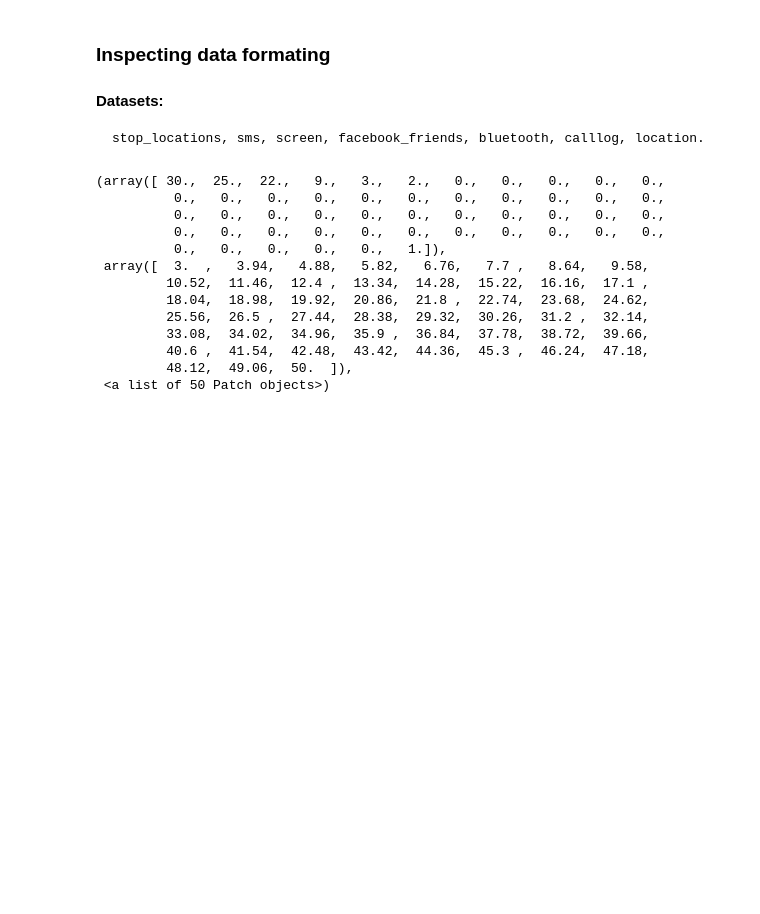
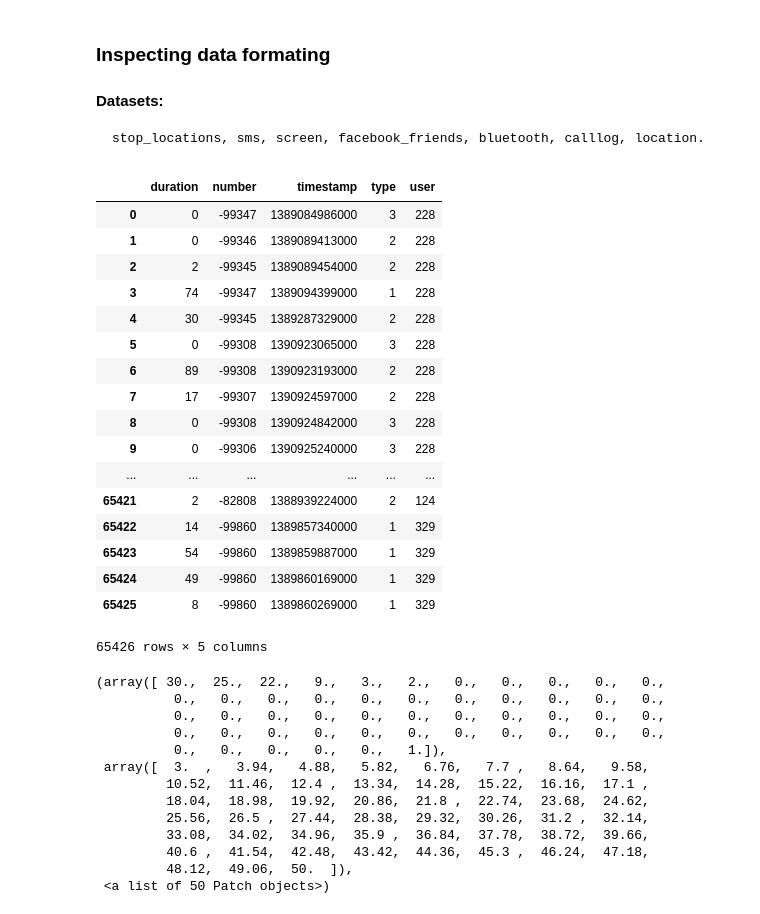
Before and after one commit to ulfaslak/MScProject-build-dataset, a Jupyter notebook: build_dataset/playspace/data_inspection_ulf.ipynb, the cells around one changed output. Cells and saved outputs as stored; diff of their text form; code cells hidden in the pictures; blank space fills up the shorter version.

```diff
--- a/build_dataset/playspace/data_inspection_ulf.ipynb
+++ b/build_dataset/playspace/data_inspection_ulf.ipynb
@@ -57,6 +53,27 @@ dict = {}
 for column, array in zip(columns_calllog, data_calllog):
     dict[column] = array
 dataframe_calllog = pandas.DataFrame(dict)
+# %%
+dataframe_calllog
+# %% [output]
+|  | duration | number | timestamp | type | user |
+| 0 | 0 | -99347 | 1389084986000 | 3 | 228 |
+| 1 | 0 | -99346 | 1389089413000 | 2 | 228 |
+| 2 | 2 | -99345 | 1389089454000 | 2 | 228 |
+| 3 | 74 | -99347 | 1389094399000 | 1 | 228 |
+| 4 | 30 | -99345 | 1389287329000 | 2 | 228 |
+| 5 | 0 | -99308 | 1390923065000 | 3 | 228 |
+| 6 | 89 | -99308 | 1390923193000 | 2 | 228 |
+| 7 | 17 | -99307 | 1390924597000 | 2 | 228 |
+| 8 | 0 | -99308 | 1390924842000 | 3 | 228 |
+| 9 | 0 | -99306 | 1390925240000 | 3 | 228 |
+| ... | ... | ... | ... | ... | ... |
+| 65421 | 2 | -82808 | 1388939224000 | 2 | 124 |
+| 65422 | 14 | -99860 | 1389857340000 | 1 | 329 |
+| 65423 | 54 | -99860 | 1389859887000 | 1 | 329 |
+| 65424 | 49 | -99860 | 1389860169000 | 1 | 329 |
+| 65425 | 8 | -99860 | 1389860269000 | 1 | 329 |
+65426 rows × 5 columns
 # %%
 columns_location, data_location = loader.load_data("location", "january_2014")
 
```
Also changed, not shown: parts of 2 cells of this notebook, 5 other files.
